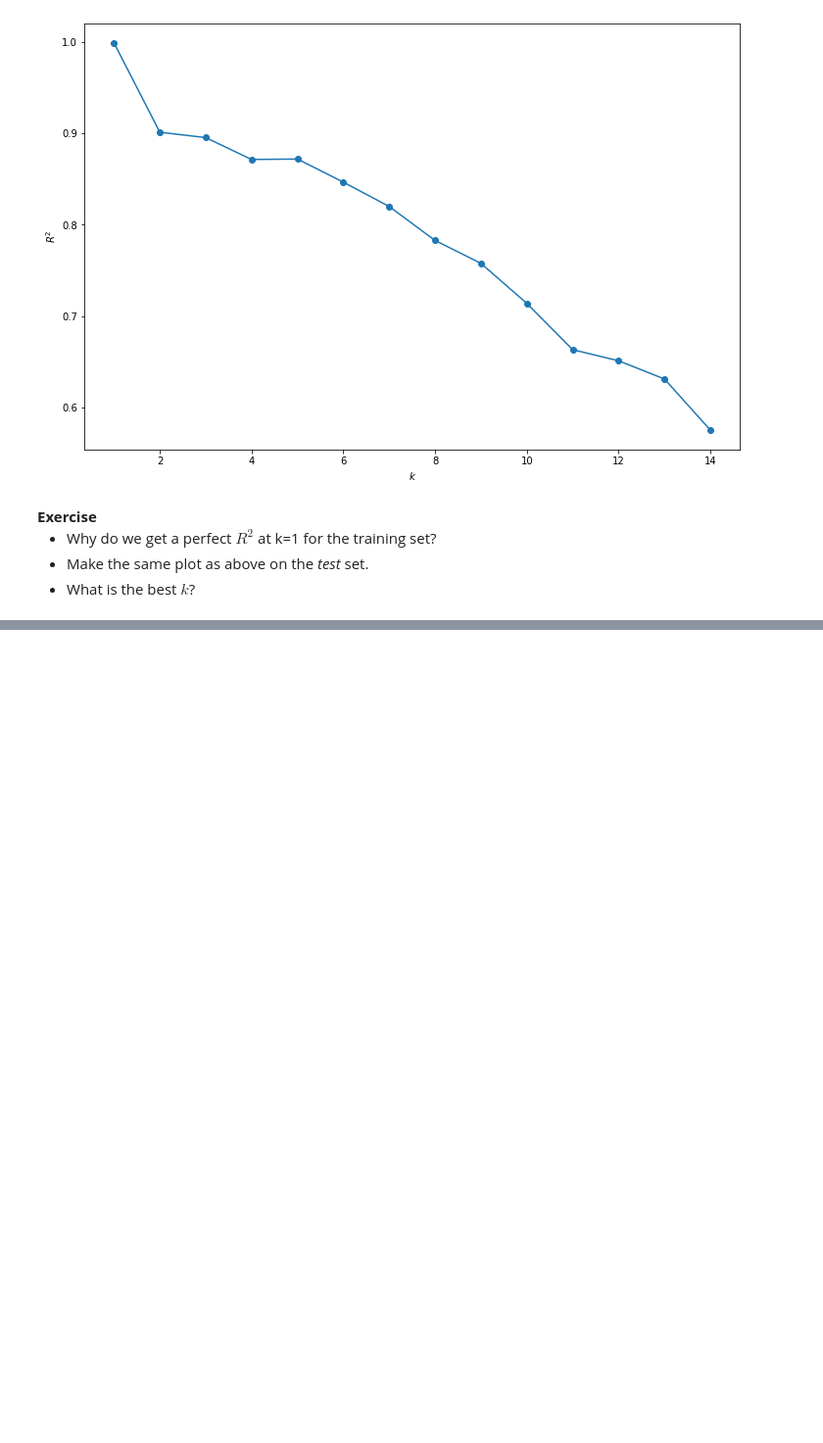
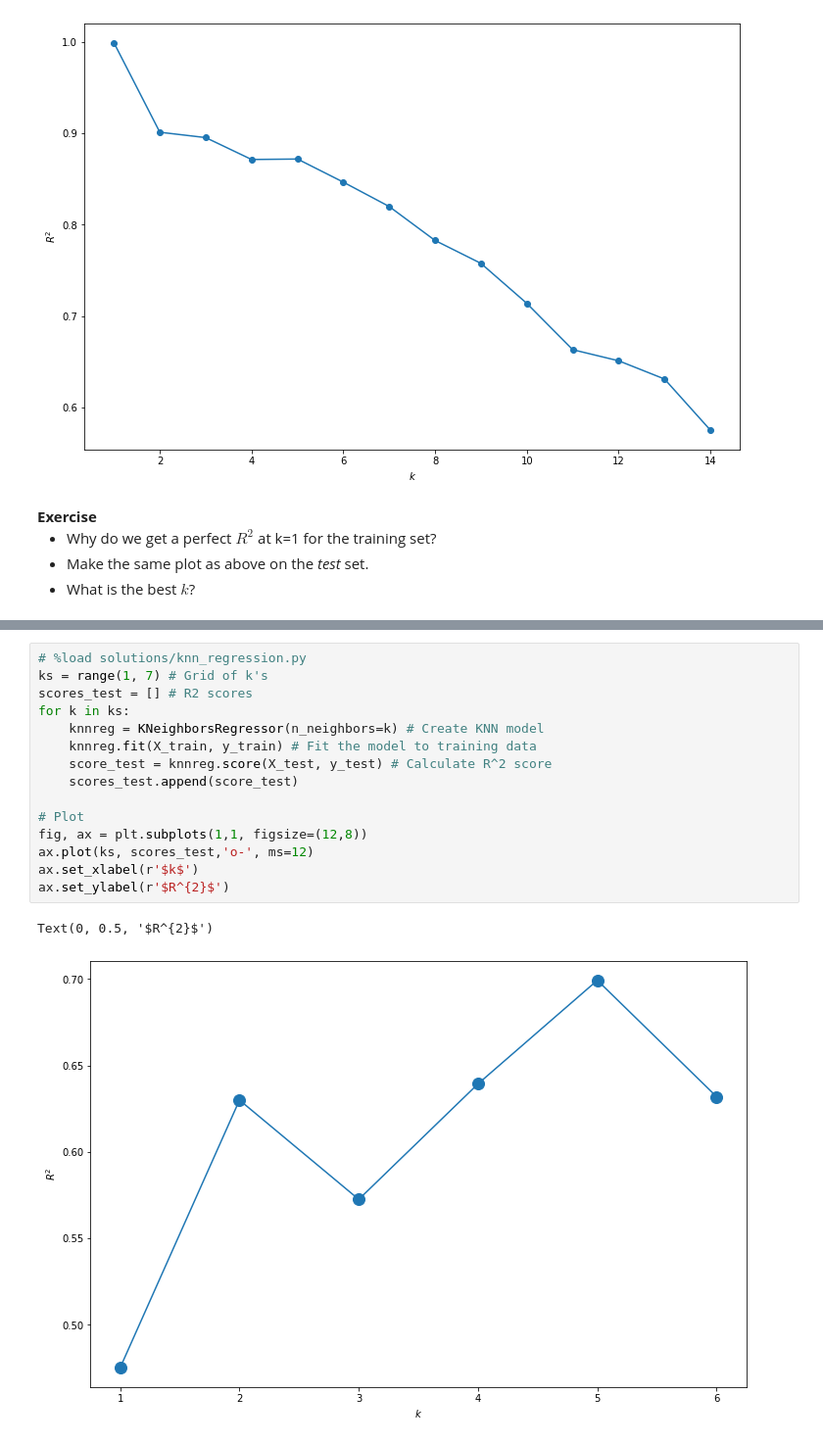
Before and after one commit to jamilla-az/2019-CS109A, a Jupyter notebook: content/labs/lab03/notebook/cs109a_lab3_kNN_SLR_matplot_JAZ.ipynb, the cells around one changed output, grey strips where cells are left out. Shown: that part at 98% size. Saved outputs shown, nothing was run; the diff lists cells and outputs as text; blank space fills up the shorter version.

```diff
--- a/content/labs/lab03/notebook/cs109a_lab3_kNN_SLR_matplot_JAZ.ipynb
+++ b/content/labs/lab03/notebook/cs109a_lab3_kNN_SLR_matplot_JAZ.ipynb
@@ -1262,3 +1303,21 @@ ValueError: Found input variables with inconsistent numbers of samples: [25, 3]
+# %%
+# %load solutions/knn_regression.py
+ks = range(1, 7) # Grid of k's
+scores_test = [] # R2 scores
+for k in ks:
+    knnreg = KNeighborsRegressor(n_neighbors=k) # Create KNN model
+    knnreg.fit(X_train, y_train) # Fit the model to training data
+    score_test = knnreg.score(X_test, y_test) # Calculate R^2 score
+    scores_test.append(score_test)
+
+# Plot
+fig, ax = plt.subplots(1,1, figsize=(12,8))
+ax.plot(ks, scores_test,'o-', ms=12)
+ax.set_xlabel(r'$k$')
+ax.set_ylabel(r'$R^{2}$')
+# %% [output]
+Text(0, 0.5, '$R^{2}$')
+[figure, added]
 # %%
 # solution to previous exercise
 r2_test = knnreg.score(X_test, y_test)
```
Also changed, not shown: parts of 22 cells of this notebook.
